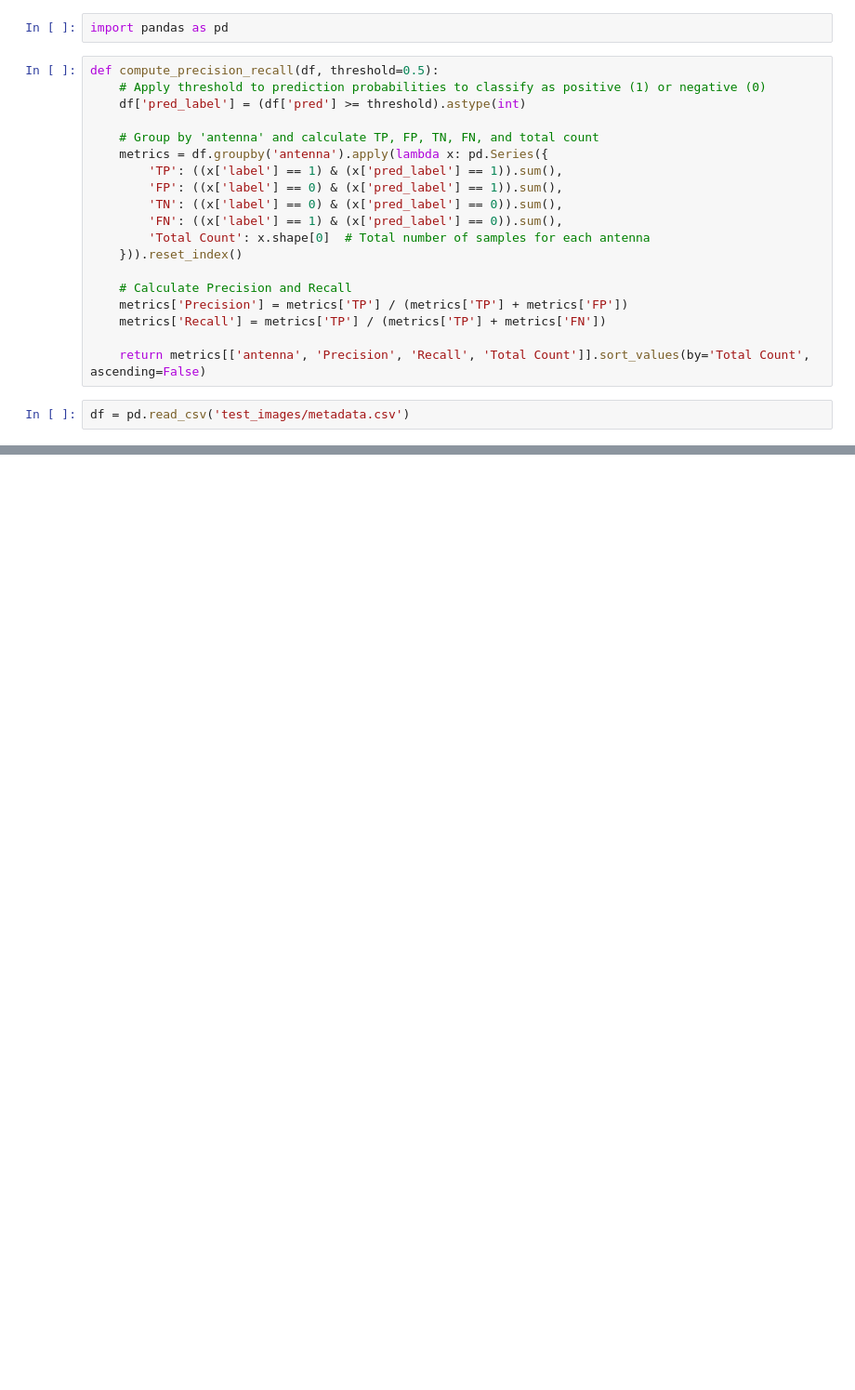
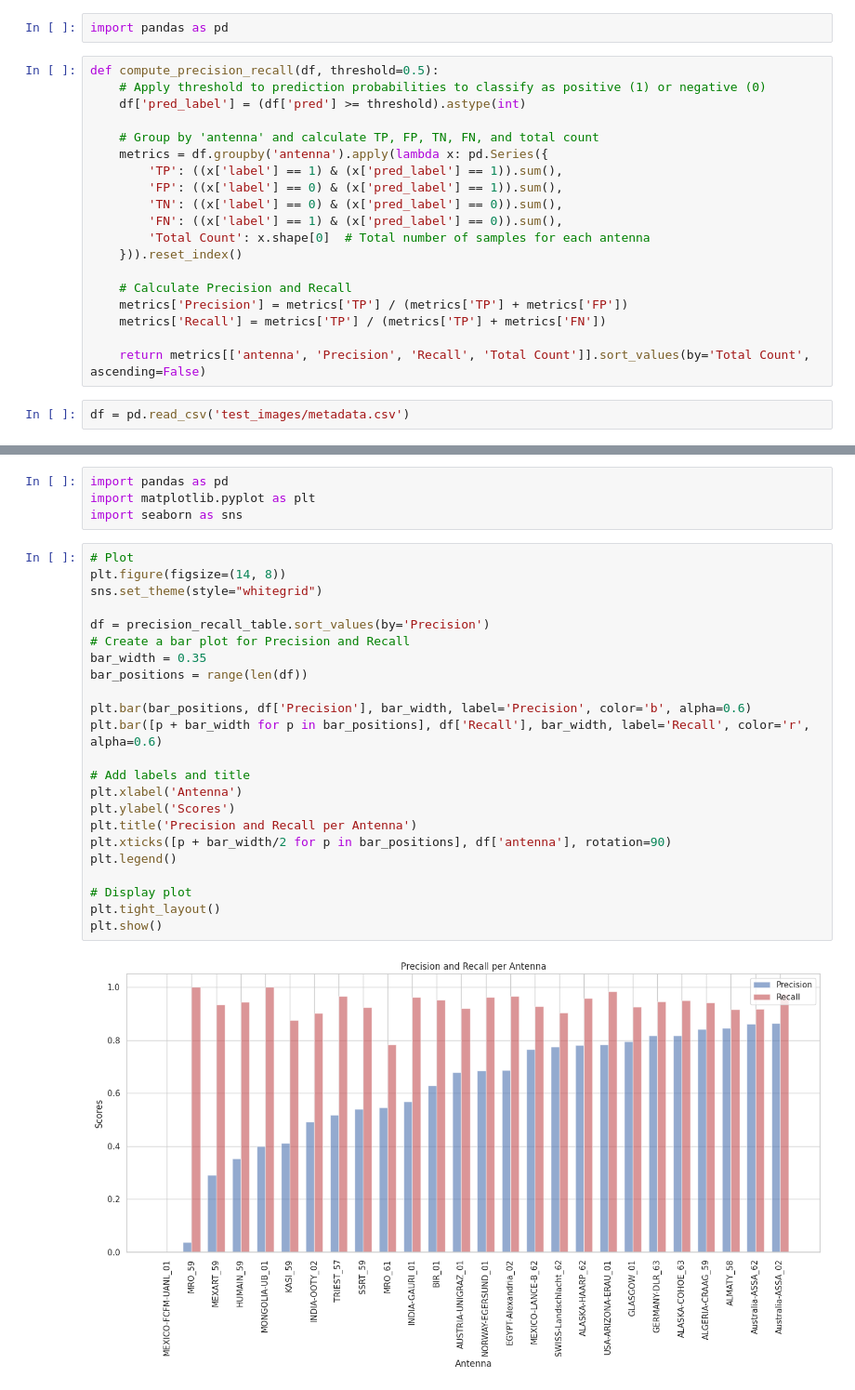
Before and after one commit to i4Ds/FlareSense-v2, a Jupyter notebook: eval.ipynb, the cells around one changed output, grey strips where cells are left out. Shown at 93% size. Drawn from its saved outputs; the diff is of its cells as text; blank space fills up the shorter version.

```diff
--- a/eval.ipynb
+++ b/eval.ipynb
@@ -61,0 +76,29 @@ precision_recall_table
+# %%
+import pandas as pd
+import matplotlib.pyplot as plt
+import seaborn as sns
+# %%
+# Plot
+plt.figure(figsize=(14, 8))
+sns.set_theme(style="whitegrid")
+
+df = precision_recall_table.sort_values(by='Precision')
+# Create a bar plot for Precision and Recall
+bar_width = 0.35
+bar_positions = range(len(df))
+
+plt.bar(bar_positions, df['Precision'], bar_width, label='Precision', color='b', alpha=0.6)
+plt.bar([p + bar_width for p in bar_positions], df['Recall'], bar_width, label='Recall', color='r', alpha=0.6)
+
+# Add labels and title
+plt.xlabel('Antenna')
+plt.ylabel('Scores')
+plt.title('Precision and Recall per Antenna')
+plt.xticks([p + bar_width/2 for p in bar_positions], df['antenna'], rotation=90)
+plt.legend()
+
+# Display plot
+plt.tight_layout()
+plt.show()
+# %% [output]
+[figure, added]
```
Also changed, not shown: parts of 3 cells of this notebook, 4 other files.
